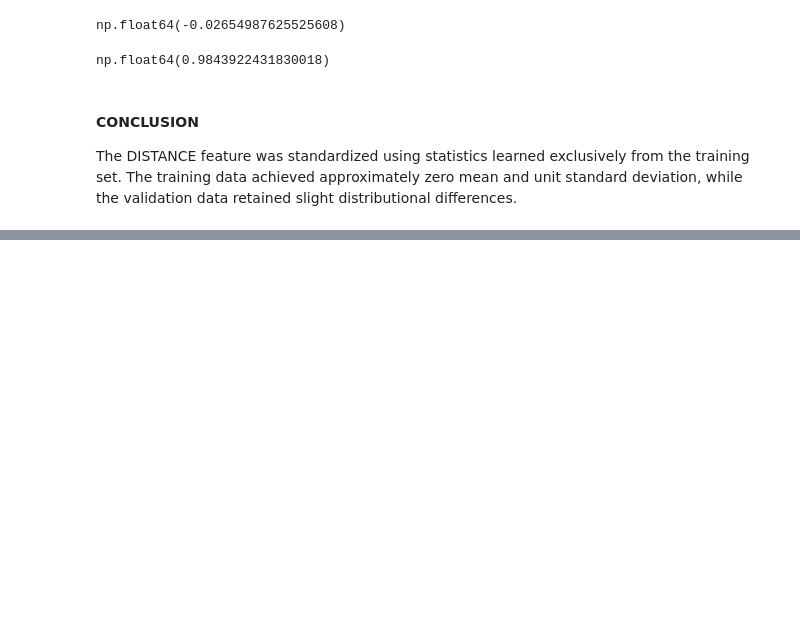
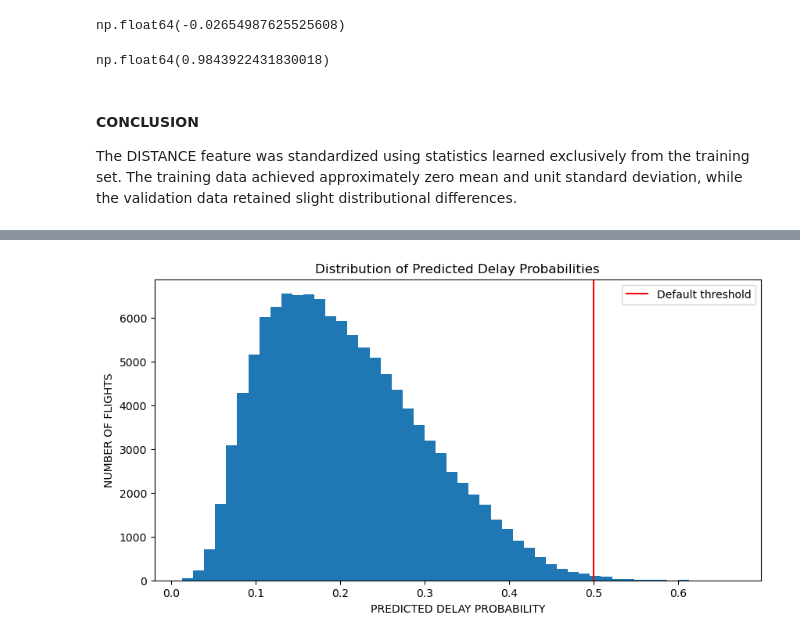
Before and after one commit to bacoscamadalina/flight-delay-prediction, a Jupyter notebook: 01_data_exploration.ipynb, the cells around one changed output, grey strips where cells are left out. Saved outputs shown, nothing was run; the diff lists cells and outputs as text; code cells hidden in the pictures; blank space fills up the shorter version.

Commit message:
add baseline model

```diff
--- a/01_data_exploration.ipynb
+++ b/01_data_exploration.ipynb
@@ -1452,0 +1478,15 @@ The DISTANCE feature was standardized using statistics learned exclusively from
+# %%
+# Initialize a Logistic Regression classifier.
+from sklearn.pipeline import Pipeline
+from sklearn.linear_model import LogisticRegression
+
+model = LogisticRegression(C=1.0, solver="lbfgs", max_iter=1000, class_weight=None)
+
+# Build the ML pipeline
+pipeline = Pipeline(steps=[
+    ("preprocessor", preprocessor),
+    ("model", model)
+])
+# %%
+# Train the pipeline exclusively on the training data.
+pipeline.fit(X_train,y_train)
@@ -1452,0 +1543,4 @@ The DISTANCE feature was standardized using statistics learned exclusively from
+# %%
+# Generate predicted probabilities
+y_proba = pipeline.predict_proba(X_valid)
+y_proba.shape
@@ -1452,0 +1595,4 @@ The DISTANCE feature was standardized using statistics learned exclusively from
+# %%
+#  Extract the predicted probabilities for the delayed class.
+delay_probabilities = y_proba[:,1]
+pd.Series(delay_probabilities).describe()
@@ -1452,0 +1609,15 @@ The DISTANCE feature was standardized using statistics learned exclusively from
+# %%
+# Visualize Predicted Probability Distribution
+
+plt.figure(figsize=(10,5))
+plt.hist(delay_probabilities,bins=50)
+
+plt.axvline(x=0.5, color="red", linestyle="-", label="Default threshold")
+
+plt.xlabel("PREDICTED DELAY PROBABILITY")
+plt.ylabel("NUMBER OF FLIGHTS")
+plt.title("Distribution of Predicted Delay Probabilities")
+plt.legend()
+plt.show()
+# %% [output]
+[figure, added]
```
Also changed, not shown: parts of 49 cells of this notebook, 1 other file.
